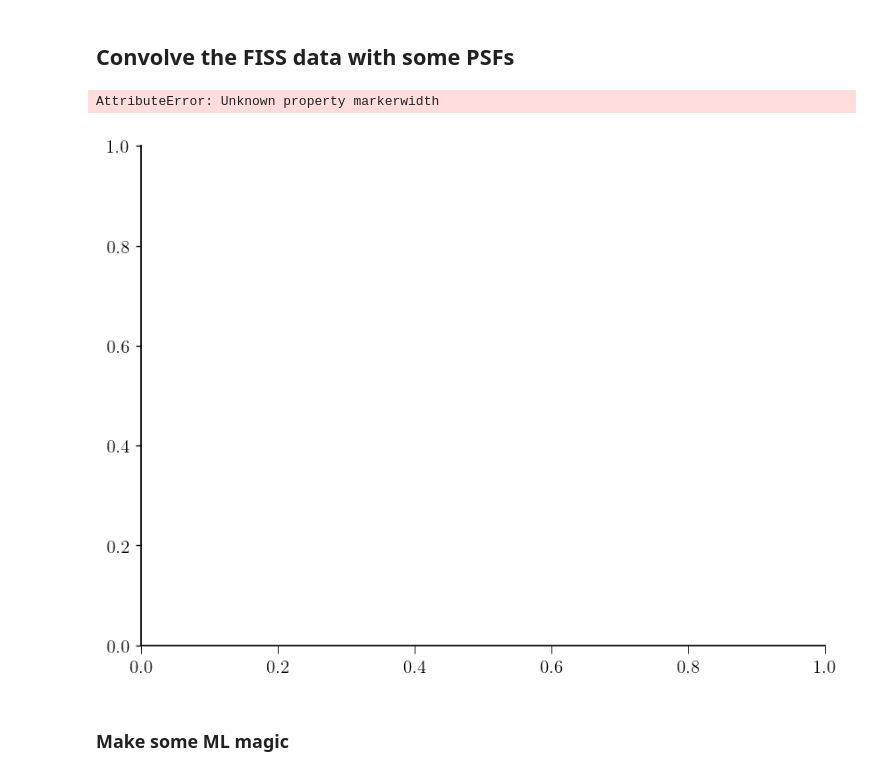
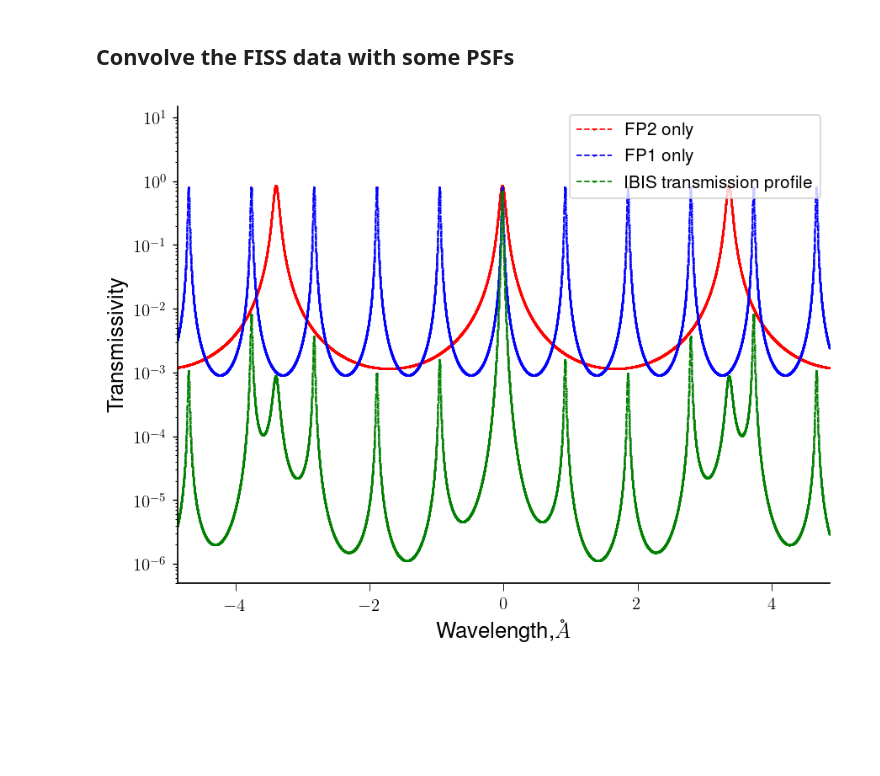
Before and after one commit to momomolnar/SPSF_remove, a Jupyter notebook: CNN Inversions FISS data.ipynb, the cells around one changed output. Drawn from its saved outputs; the diff is of its cells as text; code cells hidden in the pictures; blank space fills up the shorter version.

```diff
--- a/CNN Inversions FISS data.ipynb
+++ b/CNN Inversions FISS data.ipynb
@@ -198,19 +273,17 @@ plt.plot(np.mean(a[:,:,:],axis=(0,1)))
 # %%
 ab = readsav('IBIS.FP1.FP2.profiles.6563.8542.sav')
 wave = np.linspace(-24,24,num=48001)
 plt.figure(figsize=(8,6))
-plt.plot(wave,ab['ibis_fp2_profile_6563'],'r.--',label='FP2 only',markerwidth=5)
-plt.plot(wave,ab['ibis_fp1_profile_6563'],'b.--',label='FP1 only')
-plt.plot(wave,ab['ibis_fp1_profile_6563']*ab['ibis_fp2_profile_6563'],'g.--',label='IBIS transmission profile')
+plt.plot(wave,ab['ibis_fp2_profile_6563'],'r.--',label='FP2 only',markersize=1)
+plt.plot(wave,ab['ibis_fp1_profile_6563'],'b.--',label='FP1 only',markersize=1)
+plt.plot(wave,ab['ibis_fp1_profile_6563']*ab['ibis_fp2_profile_6563'],'g.--'
+         ,markersize=1,label='IBIS transmission profile')
 plt.legend()
 plt.yscale('log')
 plt.ylabel('Transmissivity')
 plt.ylim(5e-7,15)
 plt.xlabel('Wavelength,$\\AA$')
 plt.xlim(-4.864,4.864)
 plt.show()
 # %% [output]
-AttributeError: Unknown property markerwidth
-[figure, old version]
+[figure, new version]
-# %% [markdown]
-### Make some ML magic
```
Also changed, not shown: parts of 10 cells of this notebook, 1 other file.
